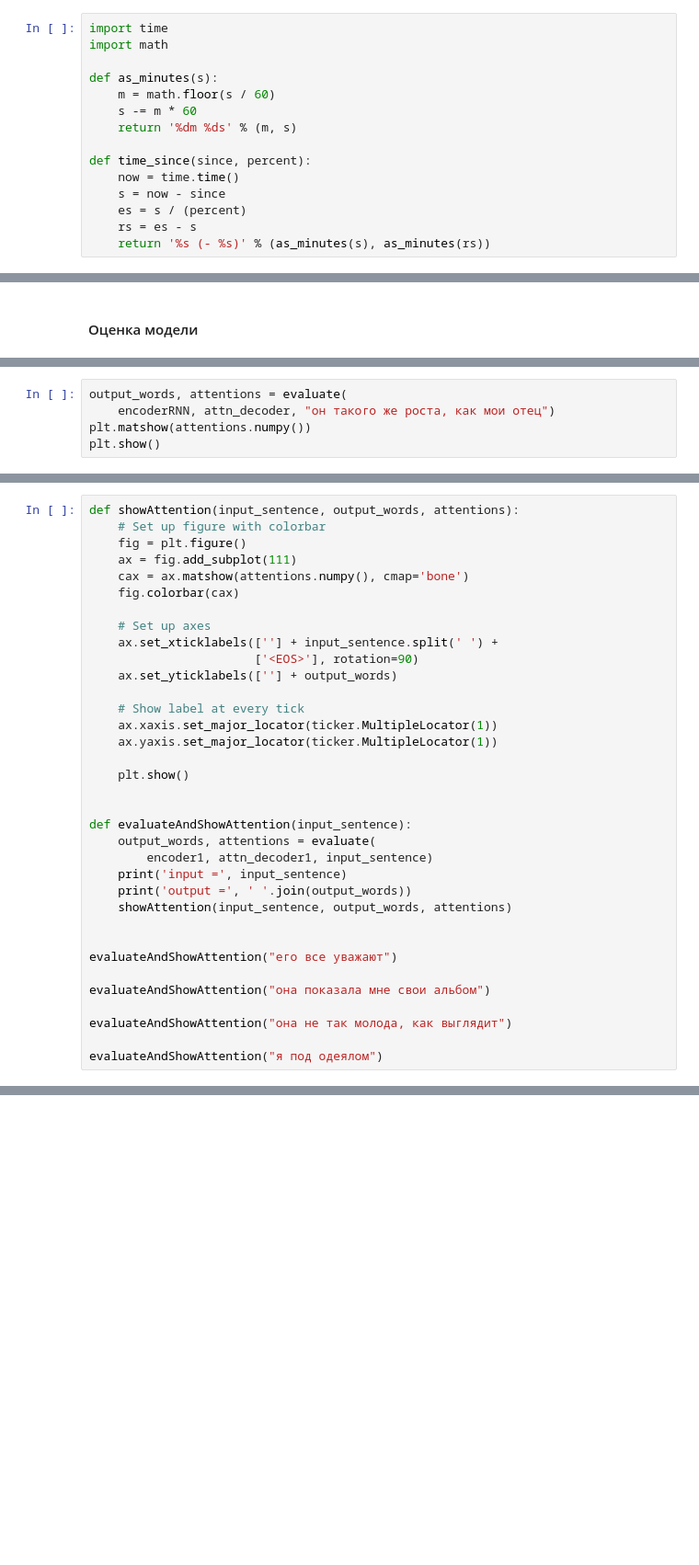
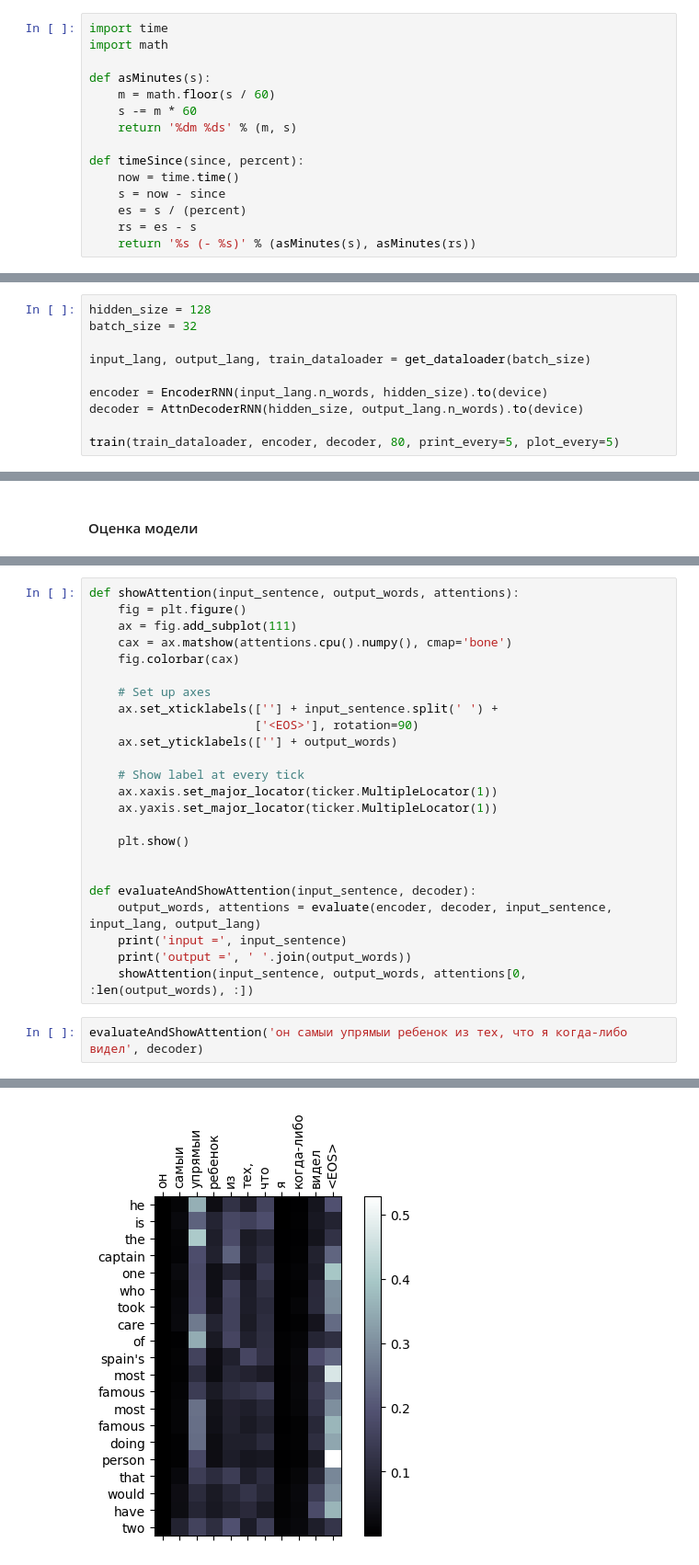
Before and after one commit to Konstantin-39/Deep-Learning, a Jupyter notebook: RNN-networks-4.ipynb, the cells around one changed output, grey strips where cells are left out. Shown: that part at 92% size. Cells and saved outputs as stored; diff of their text form; blank space fills up the shorter version.

```diff
--- a/RNN-networks-4.ipynb
+++ b/RNN-networks-4.ipynb
@@ -334,14 +399,14 @@ def train(input_tensor, target_tensor, encoder, decoder, encoder_optimizer,
 import time
 import math
 
-def as_minutes(s):
+def asMinutes(s):
     m = math.floor(s / 60)
     s -= m * 60
     return '%dm %ds' % (m, s)
 
-def time_since(since, percent):
+def timeSince(since, percent):
     now = time.time()
     s = now - since
     es = s / (percent)
     rs = es - s
-    return '%s (- %s)' % (as_minutes(s), as_minutes(rs))
+    return '%s (- %s)' % (asMinutes(s), asMinutes(rs))
@@ -473,0 +521,10 @@ train_iterations(encoderRNN, attn_decoder, 75000, print_every=5000)
+# %%
+hidden_size = 128
+batch_size = 32
+
+input_lang, output_lang, train_dataloader = get_dataloader(batch_size)
+
+encoder = EncoderRNN(input_lang.n_words, hidden_size).to(device)
+decoder = AttnDecoderRNN(hidden_size, output_lang.n_words).to(device)
+
+train(train_dataloader, encoder, decoder, 80, print_every=5, plot_every=5)
@@ -496,5 +550,0 @@ evaluateRandomly(encoderRNN, attn_decoder)
-# %%
-output_words, attentions = evaluate(
-    encoderRNN, attn_decoder, "он такого же роста, как мои отец")
-plt.matshow(attentions.numpy())
-plt.show()
@@ -501,9 +575,8 @@ plt.show()
 # %%
 def showAttention(input_sentence, output_words, attentions):
-    # Set up figure with colorbar
     fig = plt.figure()
     ax = fig.add_subplot(111)
-    cax = ax.matshow(attentions.numpy(), cmap='bone')
+    cax = ax.matshow(attentions.cpu().numpy(), cmap='bone')
     fig.colorbar(cax)
 
     # Set up axes
@@ -518,18 +591,11 @@ def showAttention(input_sentence, output_words, attentions):
     plt.show()
 
 
-def evaluateAndShowAttention(input_sentence):
-    output_words, attentions = evaluate(
-        encoder1, attn_decoder1, input_sentence)
+def evaluateAndShowAttention(input_sentence, decoder):
+    output_words, attentions = evaluate(encoder, decoder, input_sentence, input_lang, output_lang)
     print('input =', input_sentence)
     print('output =', ' '.join(output_words))
-    showAttention(input_sentence, output_words, attentions)
-
-
-evaluateAndShowAttention("его все уважают")
-
-evaluateAndShowAttention("она показала мне свои альбом")
-
-evaluateAndShowAttention("она не так молода, как выглядит")
-
-evaluateAndShowAttention("я под одеялом")
+    showAttention(input_sentence, output_words, attentions[0, :len(output_words), :])
+# %%
+evaluateAndShowAttention('он самыи упрямыи ребенок из тех, что я когда-либо видел', decoder)
+# %% [output]
@@ -535,0 +604 @@ evaluateAndShowAttention("я под одеялом")
+[figure, added]
```
Also changed, not shown: parts of 57 cells of this notebook.
